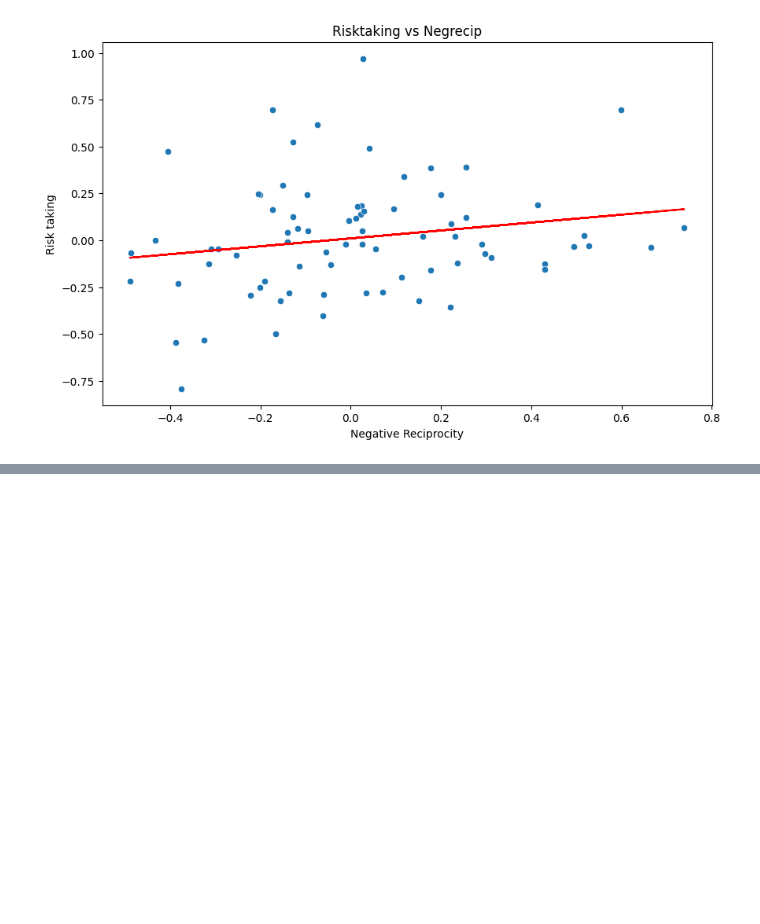
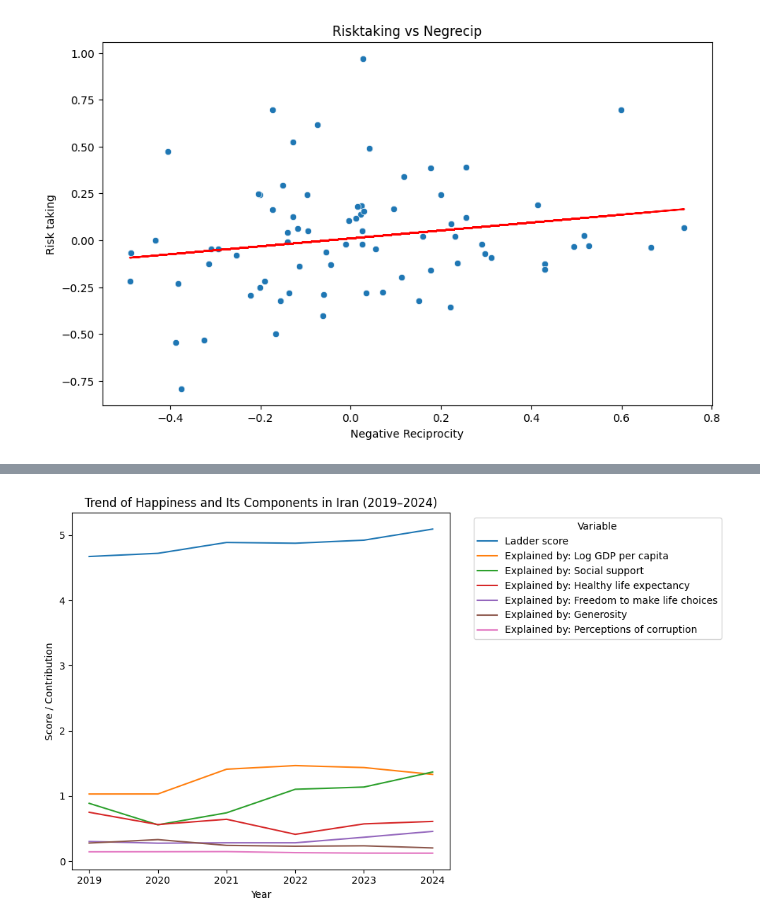
Before and after one commit to Ramin1989/Gallup_data_analysis, a Jupyter notebook: main.ipynb, the cells around one changed output, grey strips where cells are left out. Drawn from its saved outputs; the diff is of its cells as text; code cells hidden in the pictures; blank space fills up the shorter version.

```diff
--- a/main.ipynb
+++ b/main.ipynb
@@ -129,0 +193,27 @@ LinregressResult(slope=0.21130167575585398, intercept=0.009877230838846346, rval
+# %%
+#filter for Iran data
+iran_data = df_happiness[df_happiness['Country name'] == 'Iran']
+#Keep only the columns that explain happiness: Ladder score, All Explained by: ... columns
+cols = ['Year', 'Ladder score'] + [col for col in iran_data.columns if col.startswith('Explained by:')]
+happiness = iran_data[cols].dropna()
+
+# Step 1: Sort by year
+happiness = happiness.sort_values(by='Year', ascending=True).reset_index(drop=True)
+# Step 2: Melt the DataFrame to long format for seaborn
+happiness = happiness.melt(
+    id_vars='Year',
+    var_name='variable',
+    value_name='value'
+)
+
+plt.figure(figsize=(10, 6))
+sns.lineplot(data=happiness, x='Year', y='value', hue='variable')
+
+
+plt.title('Trend of Happiness and Its Components in Iran (2019–2024)')
+plt.xlabel('Year')
+plt.ylabel('Score / Contribution')
+plt.legend(title='Variable', bbox_to_anchor=(1.05, 1), loc='upper left')
+plt.tight_layout()
+# %% [output]
+[figure, added]
```
Also changed, not shown: parts of 7 cells of this notebook.
